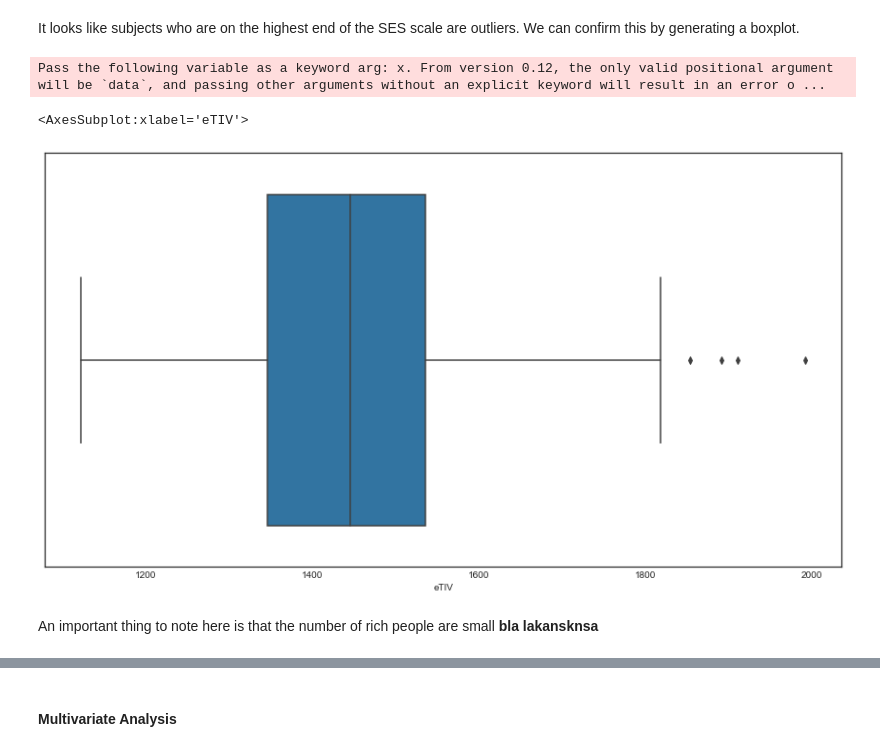
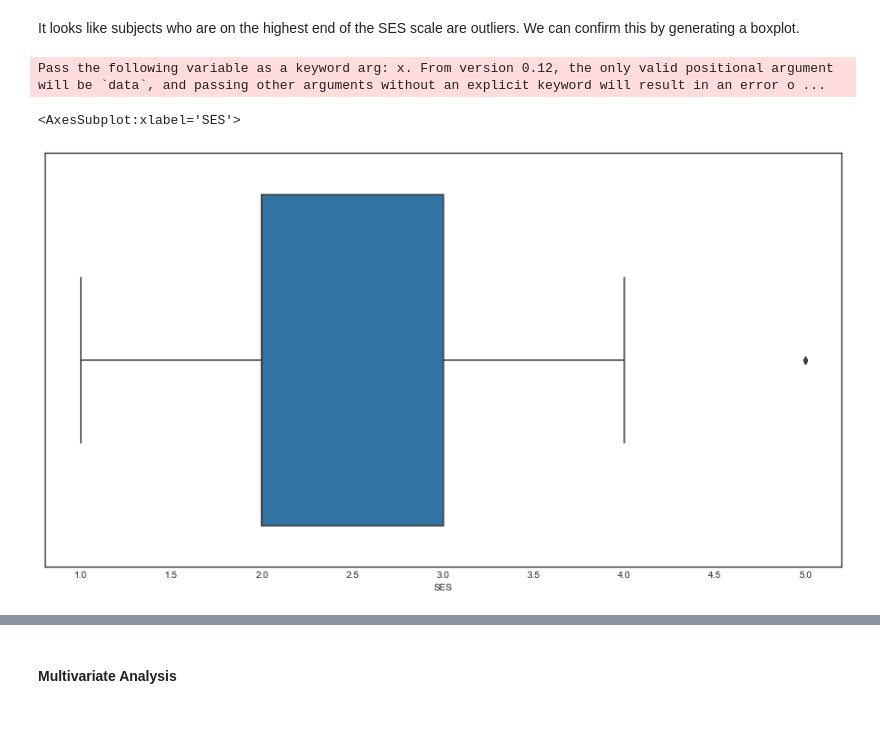
Before and after one commit to Gauss-x/Alzheimer-s-Analysis, a Jupyter notebook: cross-sectional.ipynb, the cells around one changed output, grey strips where cells are left out. Cells and saved outputs as stored; diff of their text form; code cells hidden in the pictures; blank space fills up the shorter version.

```diff
--- a/cross-sectional.ipynb
+++ b/cross-sectional.ipynb
@@ -384,10 +373,8 @@ sns.countplot(y = df_cross['SES'])
 It looks like subjects who are on the highest end of the SES scale are outliers. We can confirm this by generating a boxplot.
 # %%
 figure(figsize = (15,8))
-sns.boxplot(df_cross['eTIV'])
+sns.boxplot(df_cross['SES'])
 # %% [output]
 Pass the following variable as a keyword arg: x. From version 0.12, the only valid positional argument will be `data`, and passing other arguments without an explicit keyword will result in an error o ...
-<AxesSubplot:xlabel='eTIV'>
+<AxesSubplot:xlabel='SES'>
-[figure, old version]
+[figure, new version]
-# %% [markdown]
-An important thing to note here is that the number of rich people are small **bla lakansknsa**
```
Also changed, not shown: parts of 19 cells of this notebook.
